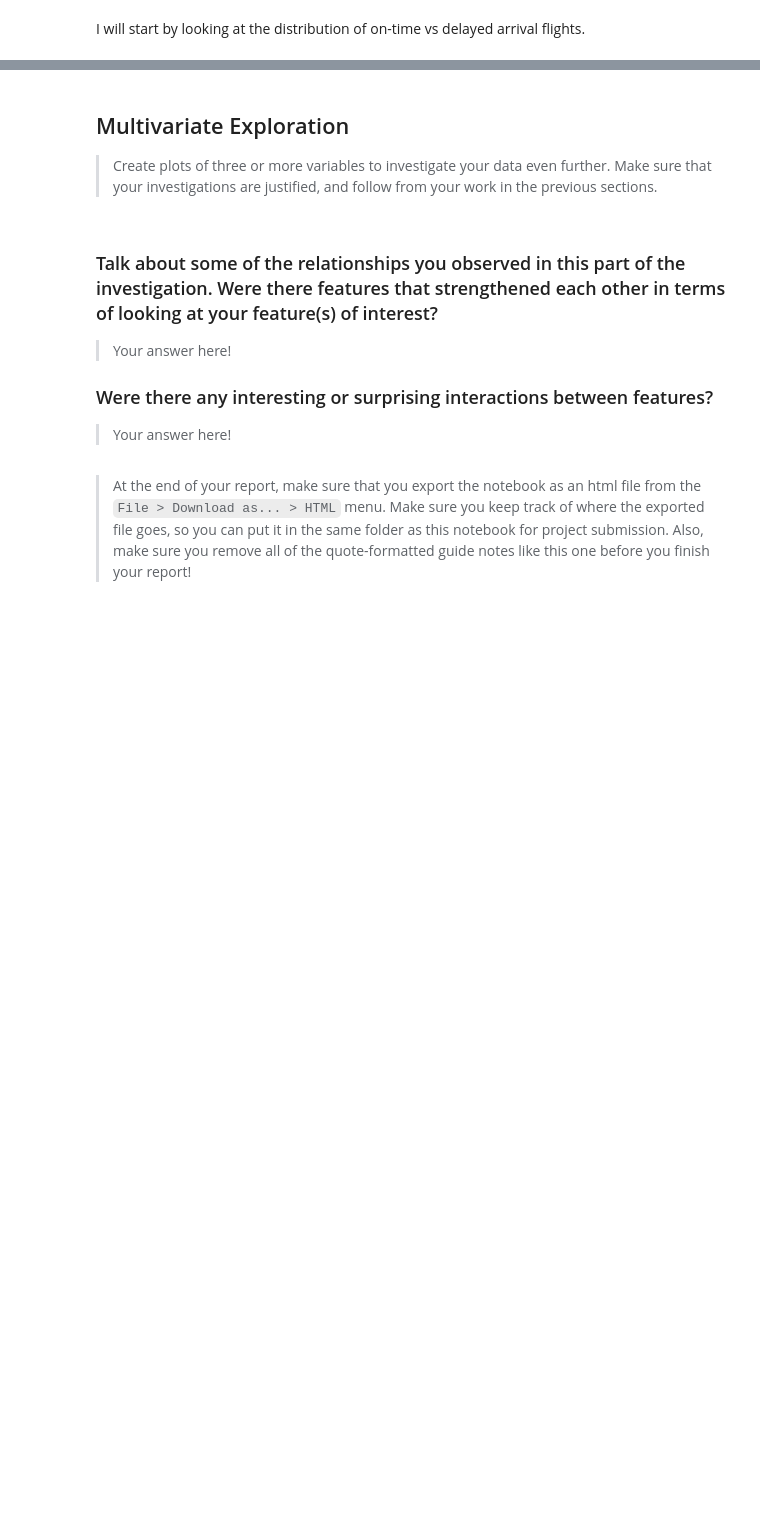
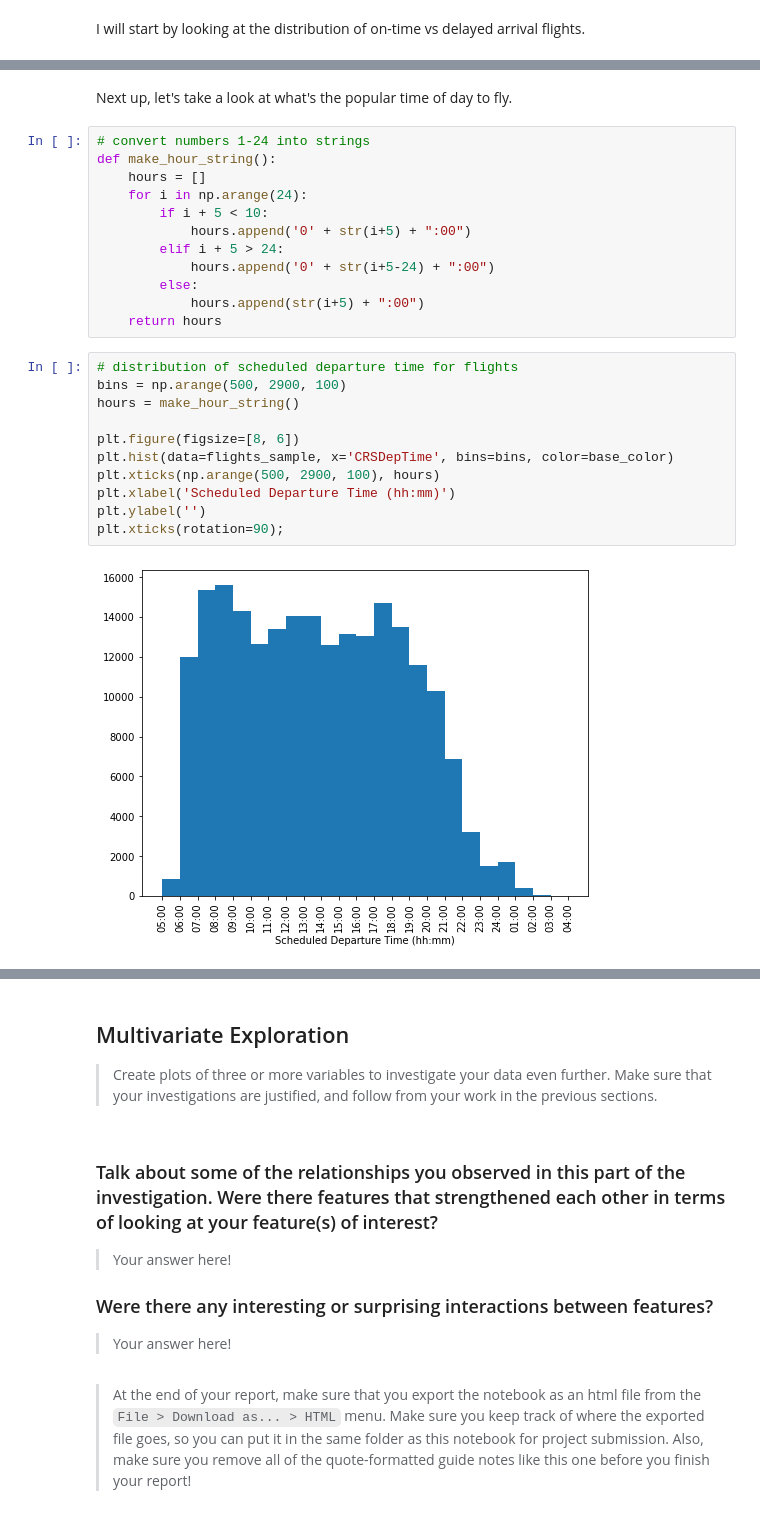
Before and after one commit to leqilu67/flights_study, a Jupyter notebook: flights_data_exploration.ipynb, the cells around one changed output, grey strips where cells are left out. Drawn from its saved outputs; the diff is of its cells as text; blank space fills up the shorter version.

```diff
--- a/flights_data_exploration.ipynb
+++ b/flights_data_exploration.ipynb
@@ -527,0 +483,27 @@ fashion in the previous section (univariate exploration).
+# %% [markdown]
+Next up, let's take a look at what's the popular time of day to fly.
+# %%
+# convert numbers 1-24 into strings
+def make_hour_string():
+    hours = []
+    for i in np.arange(24):
+        if i + 5 < 10:
+            hours.append('0' + str(i+5) + ":00")
+        elif i + 5 > 24:
+            hours.append('0' + str(i+5-24) + ":00")
+        else:
+            hours.append(str(i+5) + ":00")
+    return hours
+# %%
+# distribution of scheduled departure time for flights
+bins = np.arange(500, 2900, 100)
+hours = make_hour_string()
+
+plt.figure(figsize=[8, 6])
+plt.hist(data=flights_sample, x='CRSDepTime', bins=bins, color=base_color)
+plt.xticks(np.arange(500, 2900, 100), hours)
+plt.xlabel('Scheduled Departure Time (hh:mm)')
+plt.ylabel('')
+plt.xticks(rotation=90);
+# %% [output]
+[figure, added]
```
Also changed, not shown: parts of 63 cells of this notebook, 1 other file.
